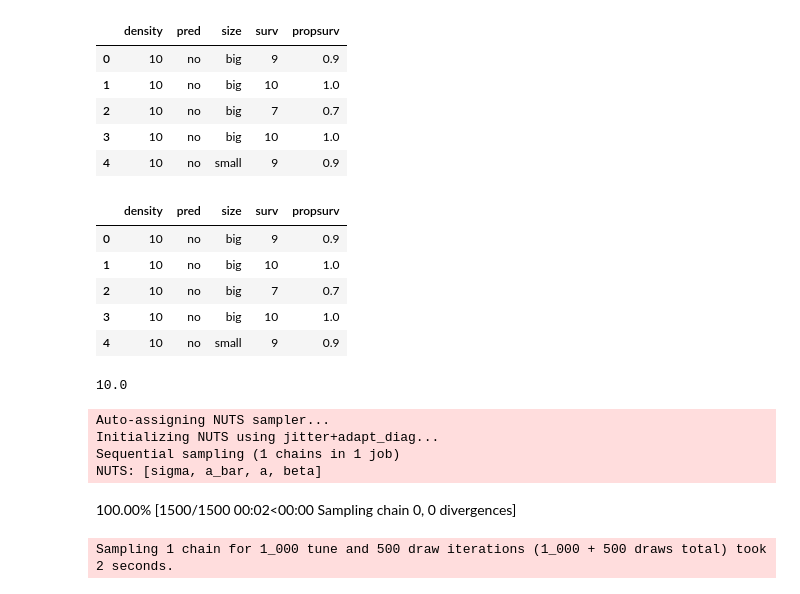
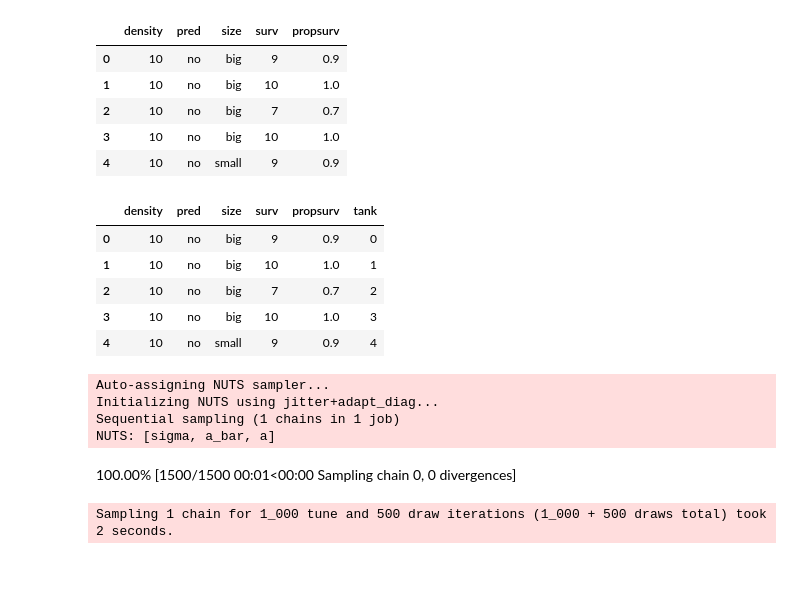
Before and after one commit to hermesdt/statistical_rethinking, a Jupyter notebook: week6.ipynb, the cells around one changed output. Saved outputs shown, nothing was run; the diff lists cells and outputs as text; code cells hidden in the pictures.

```diff
--- a/week6.ipynb
+++ b/week6.ipynb
@@ -35,42 +41,35 @@ df.head()
 | 4 | 10 | no | small | 9 | 0.9 |
 # %%
 df['size'] = pd.Categorical(df["size"], categories=["small", "big"], ordered=True)
-df['pred'] = pd.Categorical(df["pred"], categories=["no", "yes"])
+df['pred'] = pd.Categorical(df["pred"], categories=["no", "pred"])
+df['tank'] = df.index.values
 df.head()
 # %% [output]
-|  | density | pred | size | surv | propsurv |
-| 0 | 10 | no | big | 9 | 0.9 |
-| 1 | 10 | no | big | 10 | 1.0 |
-| 2 | 10 | no | big | 7 | 0.7 |
-| 3 | 10 | no | big | 10 | 1.0 |
-| 4 | 10 | no | small | 9 | 0.9 |
+|  | density | pred | size | surv | propsurv | tank |
+| 0 | 10 | no | big | 9 | 0.9 | 0 |
+| 1 | 10 | no | big | 10 | 1.0 | 1 |
+| 2 | 10 | no | big | 7 | 0.7 | 2 |
+| 3 | 10 | no | big | 10 | 1.0 | 3 |
+| 4 | 10 | no | small | 9 | 0.9 | 4 |
-# %%
-9/0.9
-# %% [output]
-10.0
 # %%
 coords = {
-    "size_dim": df["size"].cat.codes
+    "tanks_dim": df.tank
 }
 
-with pm.Model() as model1:
-    sigma = pm.Exponential("sigma", .1)
-    a_bar = pm.Normal("a_bar", mu=0, sigma=0.2)
-    a = pm.Normal("a", mu=a_bar, sigma=sigma)
+with pm.Model(coords=coords) as model1:
+    sigma = pm.Exponential("sigma", 1)
+    a_bar = pm.Normal("a_bar", mu=0, sigma=1.5)
+    a = pm.Normal("a", mu=a_bar, sigma=sigma, dims="tanks_dim")
 
-    beta = pm.Normal("beta", mu=0, sigma=0.2)
+    p = pm.Deterministic("p", pm.math.sigmoid(a[df.tank]))
 
-    prob = a + beta
-    p = pm.Deterministic("prod", pm.math.sigmoid(prob))
-
-    n = (df.surv / df.propsurv).astype(int)
-    pm.Binomial("p", n=n, p=p, observed=df.surv)
+    pm.Binomial("surv_hat", n=df.density, p=p, observed=df.surv)
 
     trace1 = pm.sample(draws=500, chains=1)
 # %% [output]
 Auto-assigning NUTS sampler...
 Initializing NUTS using jitter+adapt_diag...
 Sequential sampling (1 chains in 1 job)
-NUTS: [sigma, a_bar, a, beta]
+NUTS: [sigma, a_bar, a]
-100.00% [1500/1500 00:02<00:00 Sampling chain 0, 0 divergences]
+100.00% [1500/1500 00:01<00:00 Sampling chain 0, 0 divergences]
 Sampling 1 chain for 1_000 tune and 500 draw iterations (1_000 + 500 draws total) took 2 seconds.
```
Also changed, not shown: parts of 15 cells of this notebook, 3 other files.
